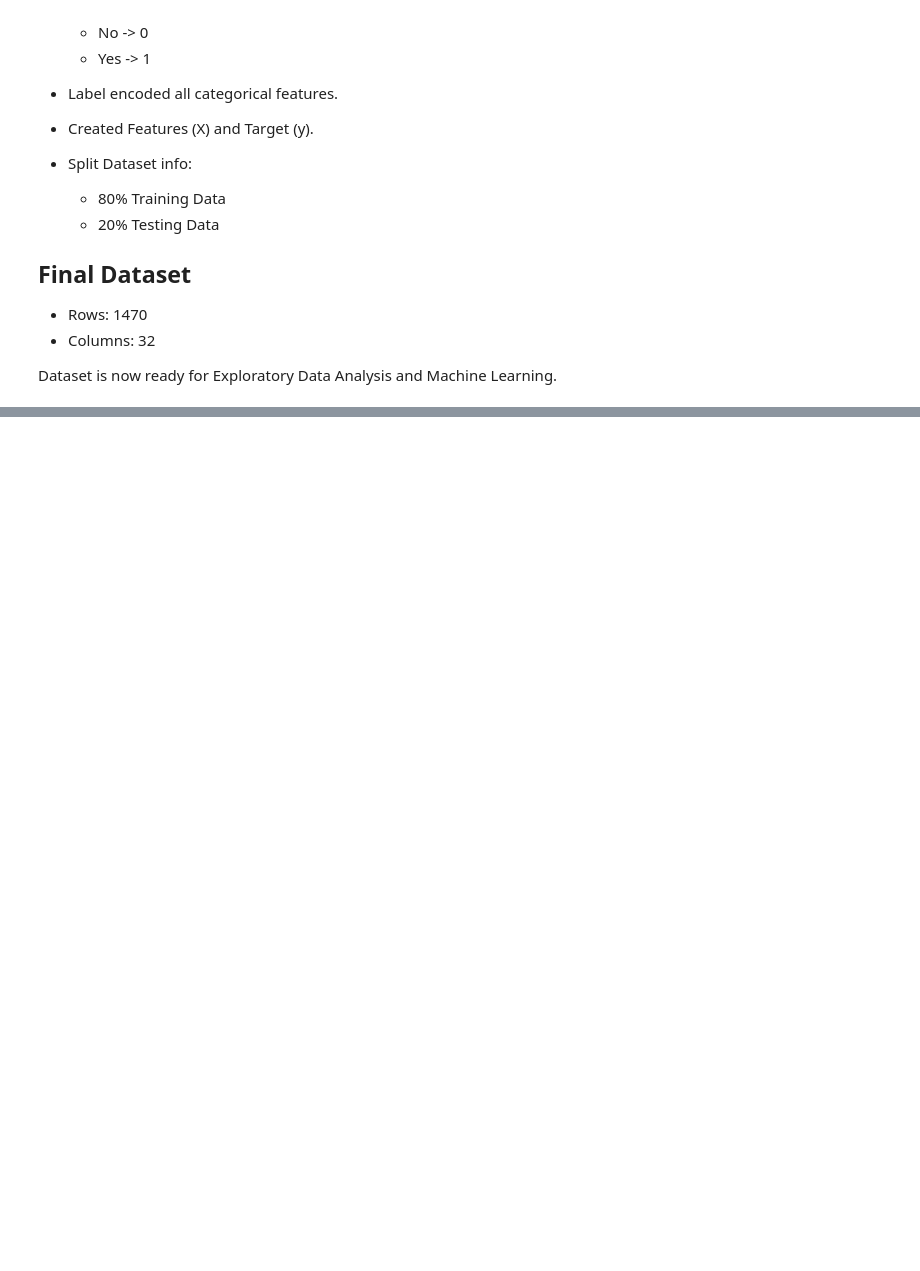
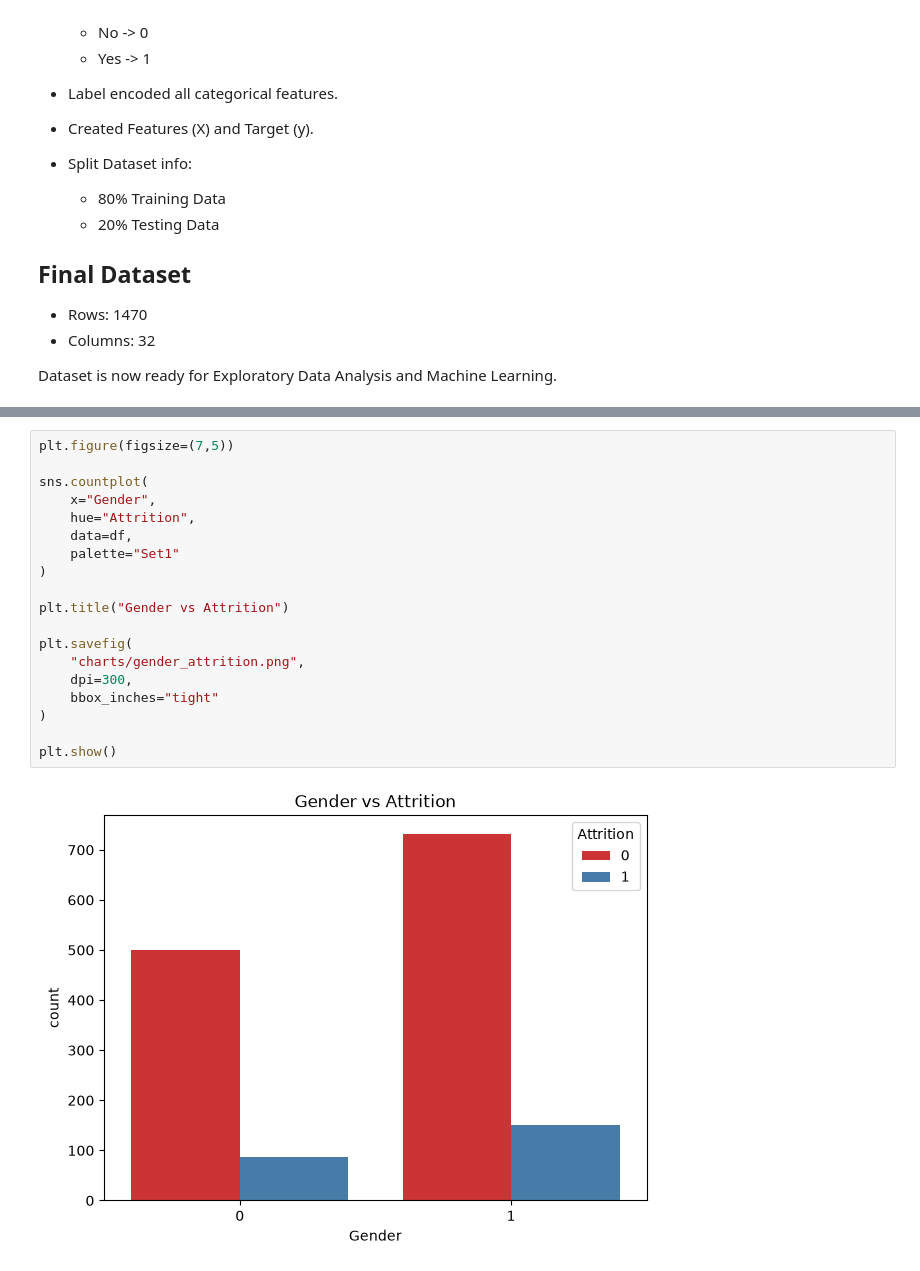
Before and after one commit to AN-ai-del/employee-attrition-prediction, a Jupyter notebook: Employee_Attrition_Prediction.ipynb, the cells around one changed output, grey strips where cells are left out. Drawn from its saved outputs; the diff is of its cells as text; blank space fills up the shorter version.

```diff
--- a/Employee_Attrition_Prediction.ipynb
+++ b/Employee_Attrition_Prediction.ipynb
@@ -328,0 +365,21 @@ Dataset is now ready for Exploratory Data Analysis and Machine Learning.
+# %%
+plt.figure(figsize=(7,5))
+
+sns.countplot(
+    x="Gender",
+    hue="Attrition",
+    data=df,
+    palette="Set1"
+)
+
+plt.title("Gender vs Attrition")
+
+plt.savefig(
+    "charts/gender_attrition.png",
+    dpi=300,
+    bbox_inches="tight"
+)
+
+plt.show()
+# %% [output]
+[figure, added]
```
Also changed, not shown: parts of 16 cells of this notebook, 8 other files.
